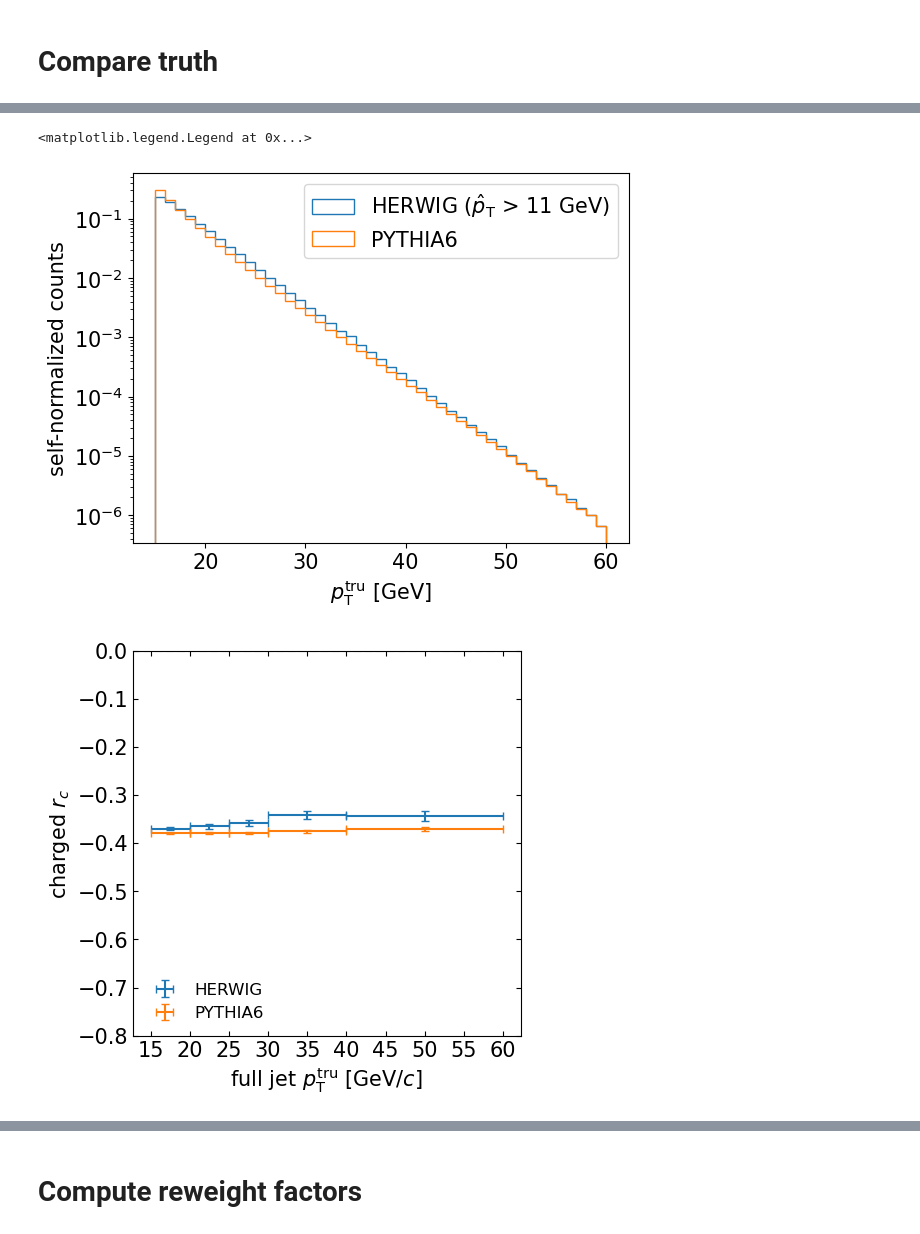
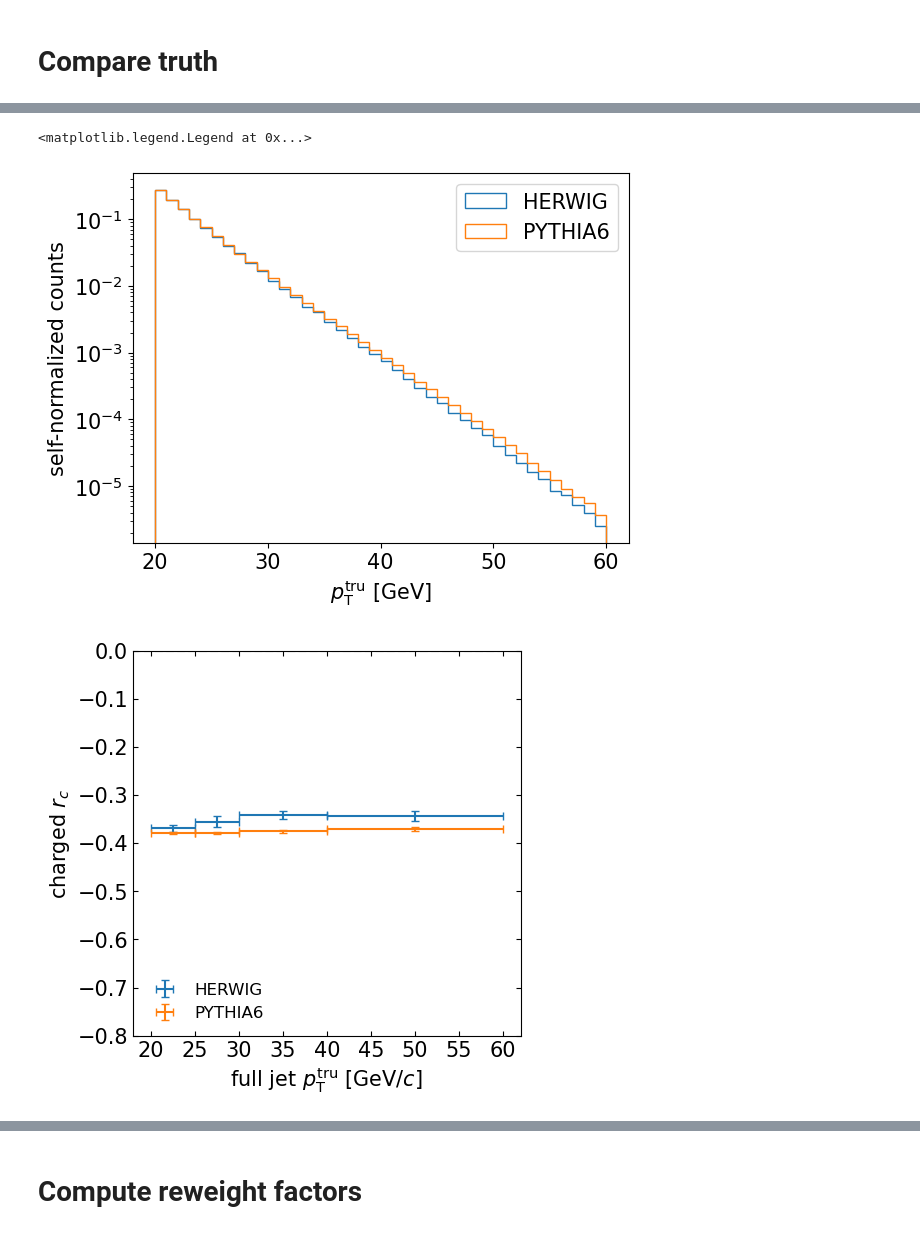
Before and after one commit to y-song/rc, a Jupyter notebook: pp/prior_reweight_2d.ipynb, the cells around one changed output, grey strips where cells are left out. Saved outputs shown, nothing was run; the diff lists cells and outputs as text; code cells hidden in the pictures.

Commit message:
Finished herwig prior variation

```diff
--- a/pp/prior_reweight_2d.ipynb
+++ b/pp/prior_reweight_2d.ipynb
@@ -25,7 +25,7 @@ PT_XERR    = [2.5, 2.5, 2.5, 5, 10]
 plt.rcParams['font.size'] = 15
 # %%
 def bin_df_in_pt(df):
-    return [df[(df.pt > PT_EDGES[i]) & (df.pt < PT_EDGES[i+1])] for i in range(5)]
+    return [df[(df.pt > PT_EDGES[i]) & (df.pt < PT_EDGES[i+1])] for i in range(4)]
 
 def get_rc_and_err_arr(df_arr, ob):
     rc_arr = []
@@ -40,10 +40,7 @@ def get_mc(observables, filename_prefix, pthat_bins):
     dfs = []
     for pthat_bin in pthat_bins:
         df = pd.read_csv(f'{filename_prefix}_{pthat_bin}_rc_truth.txt', names=observables, low_memory=False)
-        if pthat_bin == '11pthat15':
-            df['w'] = float(df.iloc[-1]['xsec']) / 1000000
-        else:
-            df['w'] = float(df.iloc[-1]['xsec']) / 200000
+        df['w'] = float(df.iloc[-1]['xsec']) / 200000
         dfs.append(df)
     return pd.concat(dfs)
 # %%
@@ -58,7 +55,7 @@ def get_nch_arr(df_arr):
 # %%
 # Herwig truth
 df_hw = get_mc(TRUTH_COLS, HERWIG_PREFIX, PTHAT_BINS)
-df_hw = df_hw.query('pt>15 and abs(parent1)>15 and abs(parent2)>15 and abs(pid1)>15 and abs(pid2)>15').copy()
+df_hw = df_hw.query('pt>20 and abs(parent1)>15 and abs(parent2)>15 and abs(pid1)>15 and abs(pid2)>15').copy()
 df_hw.eval('b_ch = q1*q2', inplace=True)
 df_hw_pt = bin_df_in_pt(df_hw)
 
@@ -86,13 +73,13 @@ plt.legend()
 # %%
-plt.hist(df_hw['pt'], bins=np.arange(15,61), weights=df_hw['w'], density=True, histtype='step', label=r'HERWIG ($\hat{p}_{\rm{T}}$ > 11 GeV)')
-plt.hist(df_pythia6[df_pythia6.pt>15]['pt'], bins=np.arange(15,61), weights=df_pythia6[df_pythia6.pt>15]['w'], density=True, histtype='step', label='PYTHIA6')
+plt.hist(df_hw['pt'], bins=np.arange(20,61), weights=df_hw['w'], density=True, histtype='step', label='HERWIG')
+plt.hist(df_pythia6[df_pythia6.pt>20]['pt'], bins=np.arange(20,61), weights=df_pythia6[df_pythia6.pt>20]['w'], density=True, histtype='step', label='PYTHIA6')
 plt.yscale('log')
 plt.xlabel(r'$p_{\rm{T}}^{\rm{tru}}$ [GeV]')
 plt.ylabel('self-normalized counts')
 plt.legend()
 # %% [output]
 <matplotlib.legend.Legend at 0x...>
-[figure, old version]
+[figure, new version]
 # %%
 fig, ax = plt.subplots(figsize=(5, 5))
 ax.errorbar(PT_CENTERS, rc_pt_hw, xerr=PT_XERR, yerr=err_pt_hw,
@@ -104,11 +91,11 @@ ax.set_xlabel(r'full jet $p_{\rm{T}}^{\rm{tru}}$ [GeV$/c$]', fontsize=15)
 ax.set_ylabel('charged $r_c$', fontsize=15)
 ax.set_ylim(-0.8, 0)
 ax.legend(fontsize=12, loc='lower left', frameon=False)
-ax.set_xticks(np.arange(15, 65, 5))
+ax.set_xticks(np.arange(20, 65, 5))
 ax.tick_params(top=True, right=True, bottom=True, left=True, direction='in', which='both')
 plt.show()
 # %% [output]
-[figure, old version]
+[figure, new version]
 # %%
 fig, ax = plt.subplots(figsize=(5, 5))
 ax.errorbar(PT_CENTERS, nch_pt_hw, xerr=PT_XERR, yerr=0,
```
Also changed, not shown: parts of 17 cells of this notebook, 2 other files.
